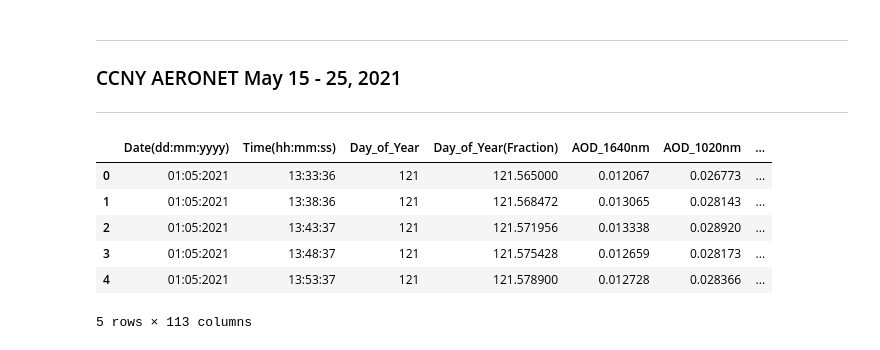
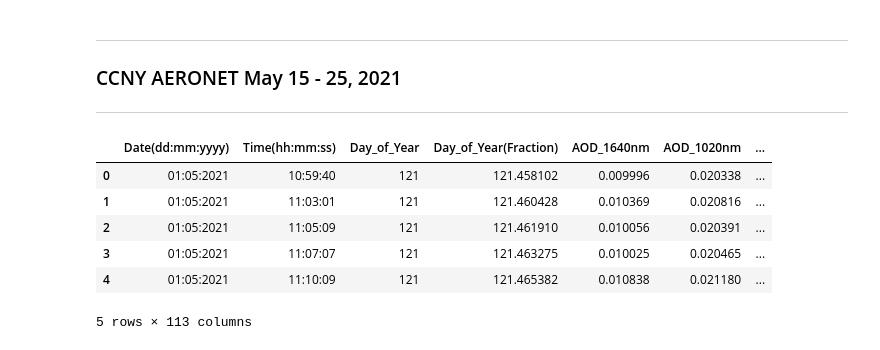
Before and after one commit to moroots/CourseWork, a Jupyter notebook: PHYS650/HW 3/HW3.ipynb, the cells around one changed output. Cells and saved outputs as stored; diff of their text form; code cells hidden in the pictures.

```diff
--- a/PHYS650/HW 3/HW3.ipynb
+++ b/PHYS650/HW 3/HW3.ipynb
@@ -13,15 +34,15 @@ import numpy as np
 ### CCNY AERONET May 15 - 25, 2021
 ---
 # %%
-df = pd.read_csv(r"20210501_20210531_CCNY.lev10", sep=",", skiprows=6)
+df = pd.read_csv(r"20210501_20210531_GSFC.lev15", sep=",", skiprows=6)
 df.head()
 # %% [output]
 |  | Date(dd:mm:yyyy) | Time(hh:mm:ss) | Day_of_Year | Day_of_Year(Fraction) | AOD_1640nm | AOD_1020nm | ... |
-| 0 | 01:05:2021 | 13:33:36 | 121 | 121.565000 | 0.012067 | 0.026773 | ... |
-| 1 | 01:05:2021 | 13:38:36 | 121 | 121.568472 | 0.013065 | 0.028143 | ... |
-| 2 | 01:05:2021 | 13:43:37 | 121 | 121.571956 | 0.013338 | 0.028920 | ... |
-| 3 | 01:05:2021 | 13:48:37 | 121 | 121.575428 | 0.012659 | 0.028173 | ... |
-| 4 | 01:05:2021 | 13:53:37 | 121 | 121.578900 | 0.012728 | 0.028366 | ... |
+| 0 | 01:05:2021 | 10:59:40 | 121 | 121.458102 | 0.009996 | 0.020338 | ... |
+| 1 | 01:05:2021 | 11:03:01 | 121 | 121.460428 | 0.010369 | 0.020816 | ... |
+| 2 | 01:05:2021 | 11:05:09 | 121 | 121.461910 | 0.010056 | 0.020391 | ... |
+| 3 | 01:05:2021 | 11:07:07 | 121 | 121.463275 | 0.010025 | 0.020465 | ... |
+| 4 | 01:05:2021 | 11:10:09 | 121 | 121.465382 | 0.010838 | 0.021180 | ... |
 5 rows × 113 columns
 # %%
 #There are so many columns to remenber so I through them in a list
```
Also changed, not shown: parts of 10 cells of this notebook, 7 other files.
